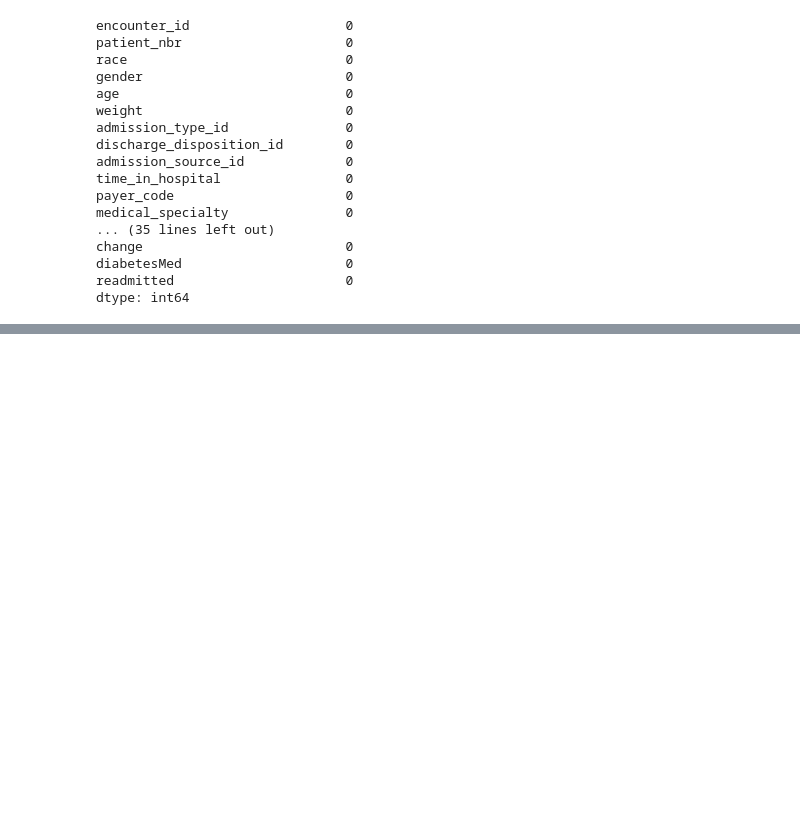
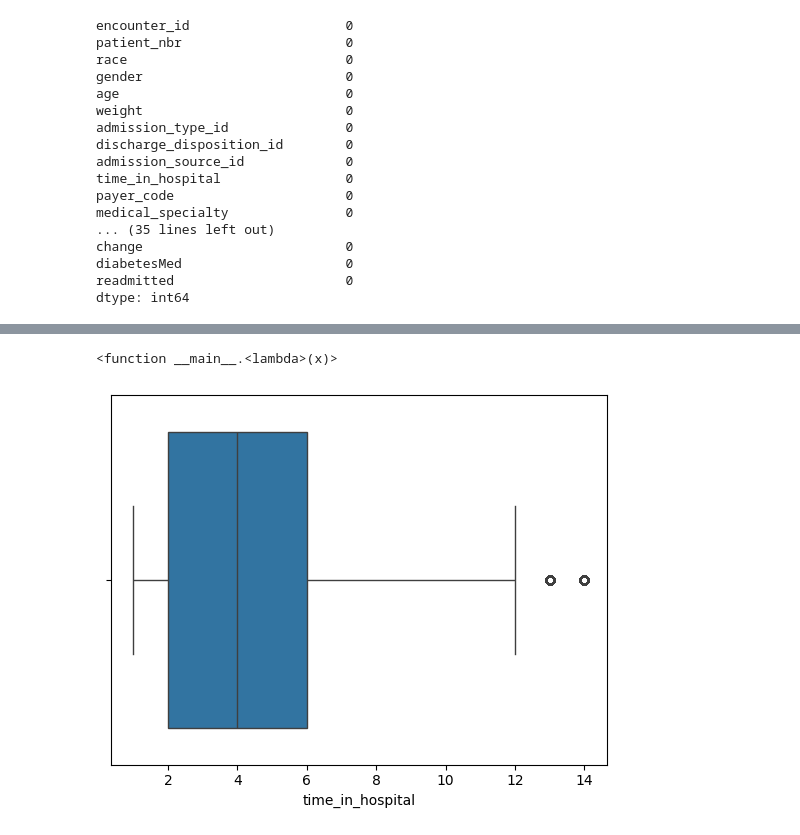
Before and after one commit to guru16-02/TEAM-17-24ADI204, a Jupyter notebook: dsv.ipynb, the cells around one changed output, grey strips where cells are left out. Drawn from its saved outputs; the diff is of its cells as text; code cells hidden in the pictures; blank space fills up the shorter version.

```diff
--- a/dsv.ipynb
+++ b/dsv.ipynb
@@ -71,0 +89,2 @@ dtype: int64
+# %%
+df.drop(columns=["weight", "payer_code"], inplace=True)
@@ -71,0 +121,3 @@ dtype: int64
+# %%
+df["race"].fillna("Unknown", inplace=True)
+df["medical_specialty"].fillna("Unknown", inplace=True)
@@ -71,0 +137,12 @@ dtype: int64
+# %%
+df.drop(columns=["encounter_id", "patient_nbr"], inplace=True)
+# %%
+df["readmitted"] = df["readmitted"].apply
+(lambda x: 1 if x == "<30" else 0)
+# %% [output]
+<function __main__.<lambda>(x)>
+# %%
+sns.boxplot(x=df["time_in_hospital"])
+plt.show()
+# %% [output]
+[figure, added]
```
Also changed, not shown: parts of 11 cells of this notebook.
